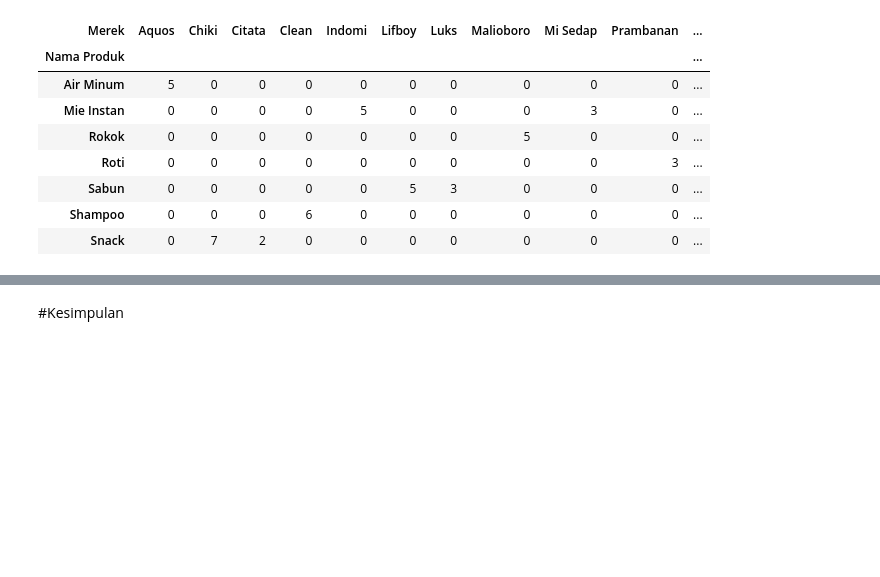
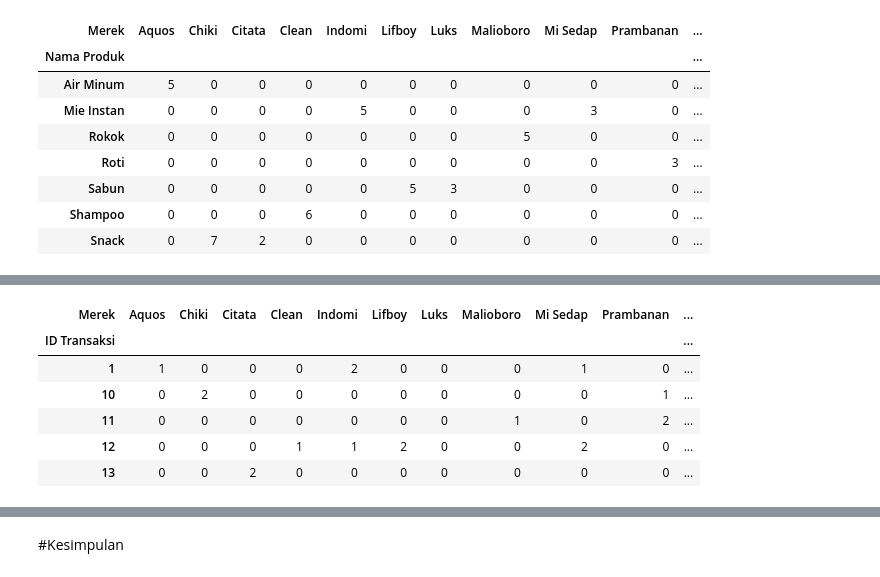
Before and after one commit to yogaap113/Case-Study-03-Data-Mining-UIN-Ganjil-2022-Kelompok-1, a Jupyter notebook: Case_Study_03_Data_Mining_UIN_Ganjil_2022_Kelompok_1.ipynb, the cells around one changed output, grey strips where cells are left out. Cells and saved outputs as stored; diff of their text form; code cells hidden in the pictures; blank space fills up the shorter version.

```diff
--- a/Case_Study_03_Data_Mining_UIN_Ganjil_2022_Kelompok_1.ipynb
+++ b/Case_Study_03_Data_Mining_UIN_Ganjil_2022_Kelompok_1.ipynb
@@ -279,0 +304,6 @@ Dari output di atas terlihat bahwa produk air minum yang paling banyak terjual a
+# %%
+basket = df
+# %%
+# Transaksi Group
+basket = basket.groupby(['ID Transaksi', 'Merek'])['Jumlah']
+basket.head()
@@ -279,0 +328,12 @@ Dari output di atas terlihat bahwa produk air minum yang paling banyak terjual a
+# %%
+# Jumlahkan, unstack, Null=0, index baris menggunakan Nomer Invoice
+basket = basket.sum().unstack().reset_index().fillna(0).set_index('ID Transaksi')
+basket.head()
+# %% [output]
+| Merek | Aquos | Chiki | Citata | Clean | Indomi | Lifboy | Luks | Malioboro | Mi Sedap | Prambanan | ... |
+| ID Transaksi |  |  |  |  |  |  |  |  |  |  | ... |
+| 1 | 1 | 0 | 0 | 0 | 2 | 0 | 0 | 0 | 1 | 0 | ... |
+| 10 | 0 | 2 | 0 | 0 | 0 | 0 | 0 | 0 | 0 | 1 | ... |
+| 11 | 0 | 0 | 0 | 0 | 0 | 0 | 0 | 1 | 0 | 2 | ... |
+| 12 | 0 | 0 | 0 | 1 | 1 | 2 | 0 | 0 | 2 | 0 | ... |
+| 13 | 0 | 0 | 2 | 0 | 0 | 0 | 0 | 0 | 0 | 0 | ... |
```
Also changed, not shown: parts of 19 cells of this notebook.
